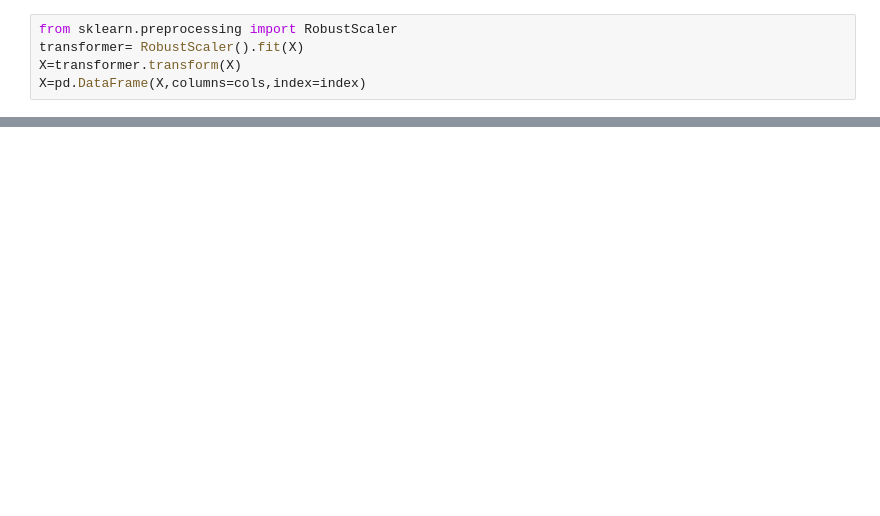
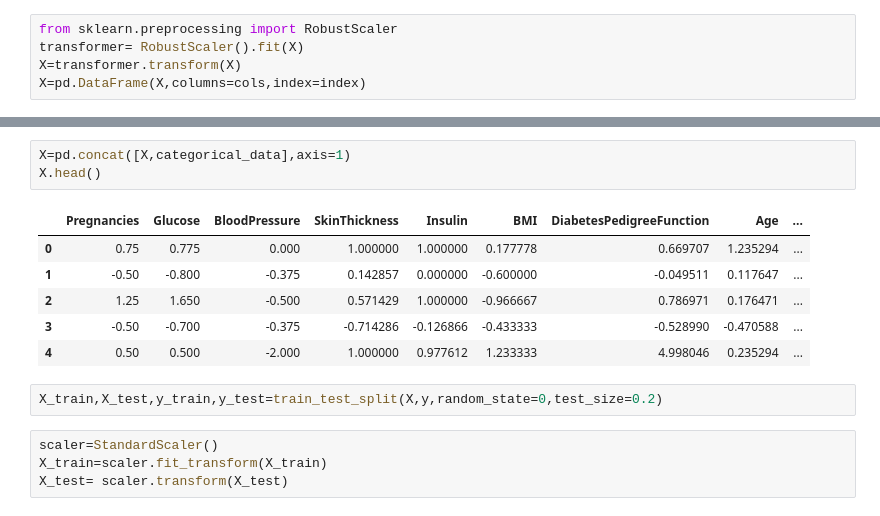
Before and after one commit to sandhrabijoy/Diabetes-Prediction, a Jupyter notebook: Diabetes_Prediction.ipynb, the cells around one changed output, grey strips where cells are left out. Cells and saved outputs as stored; diff of their text form; blank space fills up the shorter version.

```diff
--- a/Diabetes_Prediction.ipynb
+++ b/Diabetes_Prediction.ipynb
@@ -597,0 +607,16 @@ X=pd.DataFrame(X,columns=cols,index=index)
+# %%
+X=pd.concat([X,categorical_data],axis=1)
+X.head()
+# %% [output]
+|  | Pregnancies | Glucose | BloodPressure | SkinThickness | Insulin | BMI | DiabetesPedigreeFunction | Age | ... |
+| 0 | 0.75 | 0.775 | 0.000 | 1.000000 | 1.000000 | 0.177778 | 0.669707 | 1.235294 | ... |
+| 1 | -0.50 | -0.800 | -0.375 | 0.142857 | 0.000000 | -0.600000 | -0.049511 | 0.117647 | ... |
+| 2 | 1.25 | 1.650 | -0.500 | 0.571429 | 1.000000 | -0.966667 | 0.786971 | 0.176471 | ... |
+| 3 | -0.50 | -0.700 | -0.375 | -0.714286 | -0.126866 | -0.433333 | -0.528990 | -0.470588 | ... |
+| 4 | 0.50 | 0.500 | -2.000 | 1.000000 | 0.977612 | 1.233333 | 4.998046 | 0.235294 | ... |
+# %%
+X_train,X_test,y_train,y_test=train_test_split(X,y,random_state=0,test_size=0.2)
+# %%
+scaler=StandardScaler()
+X_train=scaler.fit_transform(X_train)
+X_test= scaler.transform(X_test)
```
Also changed, not shown: parts of 5 cells of this notebook.
